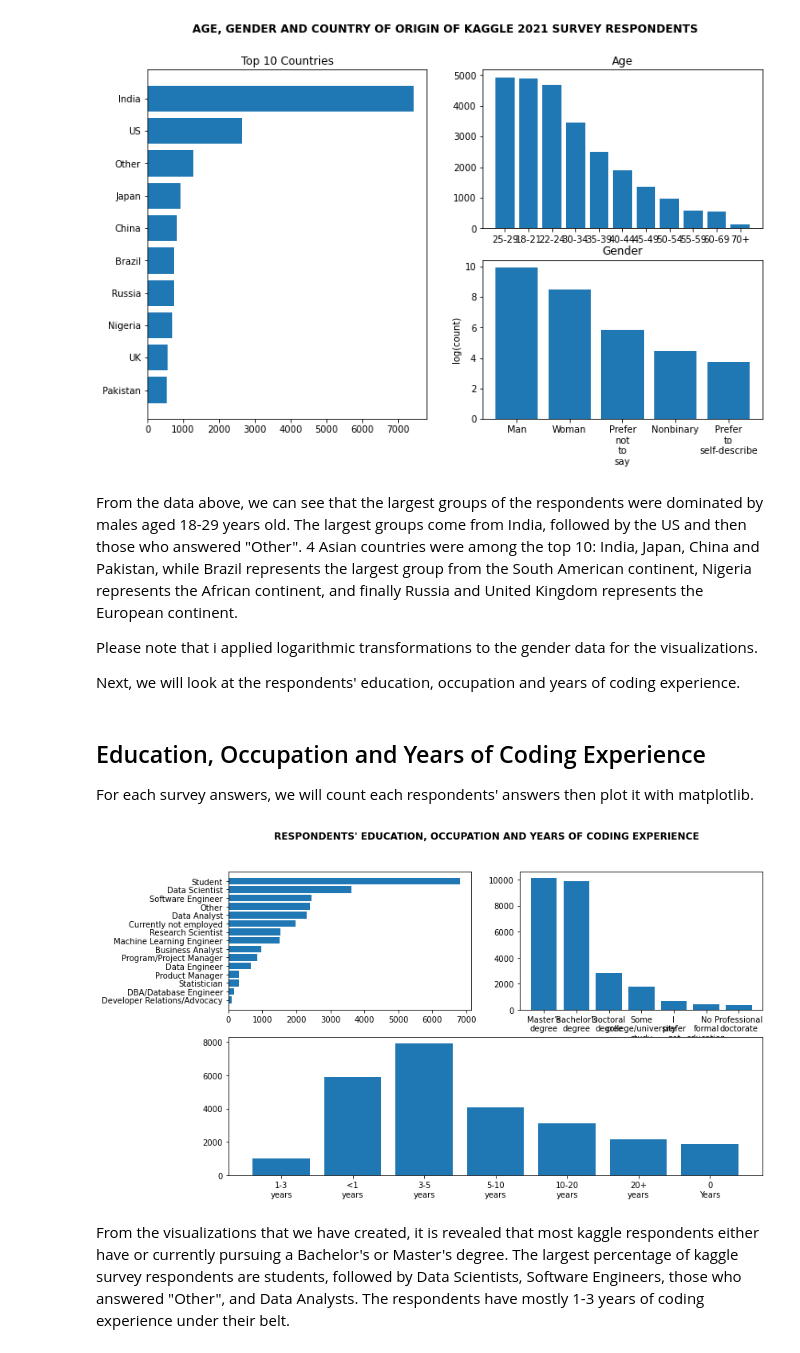
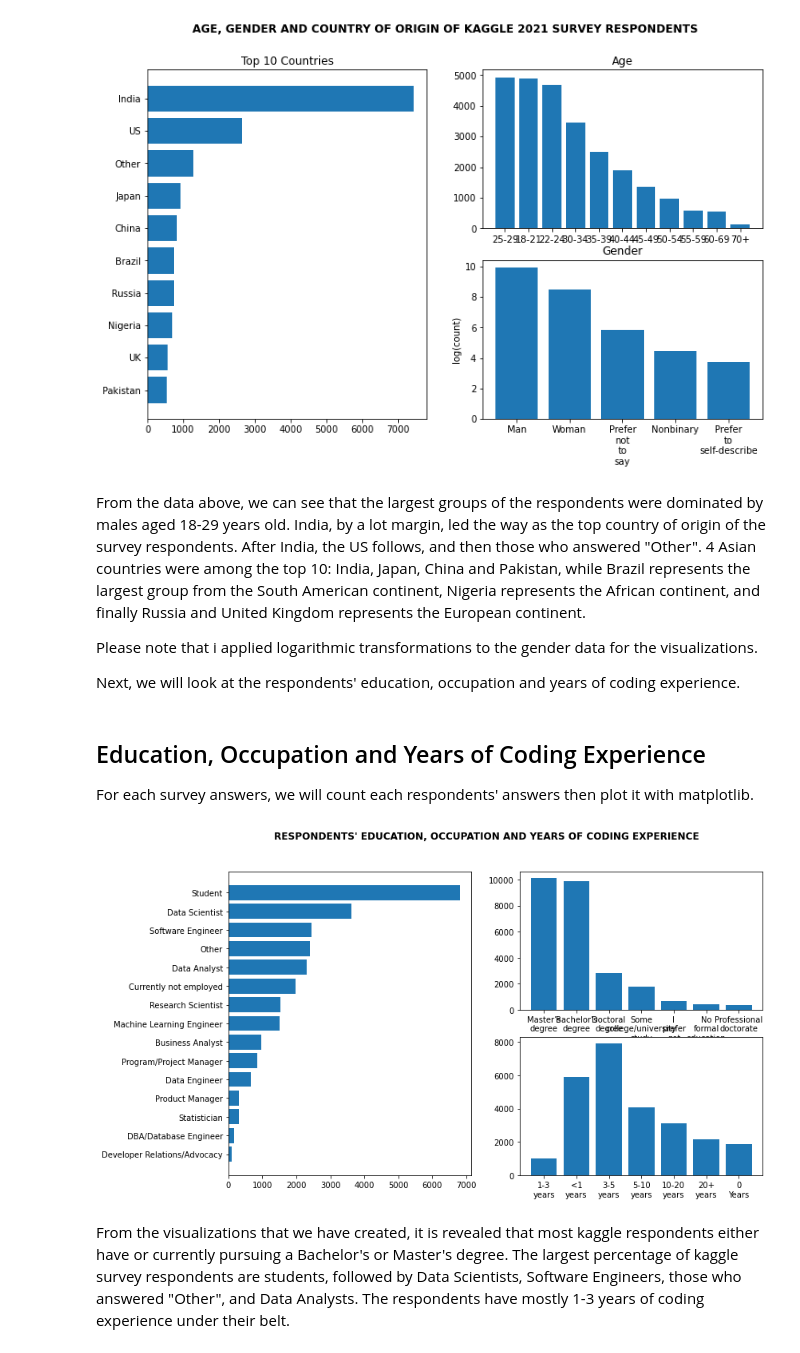
Before and after one commit to sknrendra/2021-Kaggle-Survey-Analytics, a Jupyter notebook: kaggle-2021-survey-data-analysis.ipynb, the cells around one changed output. Cells and saved outputs as stored; diff of their text form; code cells hidden in the pictures.

```diff
--- a/kaggle-2021-survey-data-analysis.ipynb
+++ b/kaggle-2021-survey-data-analysis.ipynb
@@ -116,7 +126,7 @@ plt.show()
 # %% [output]
 [figure]
 # %% [markdown]
-From the data above, we can see that the largest groups of the respondents were dominated by males aged 18-29 years old. The largest groups come from India, followed by the US and then those who answered "Other". 4 Asian countries were among the top 10: India, Japan, China and Pakistan, while Brazil represents the largest group from the South American continent, Nigeria represents the African continent, and finally Russia and United Kingdom represents the European continent.
+From the data above, we can see that the largest groups of the respondents were dominated by males aged 18-29 years old. India, by a lot margin, led the way as the top country of origin of the survey respondents. After India, the US follows, and then those who answered "Other". 4 Asian countries were among the top 10: India, Japan, China and Pakistan, while Brazil represents the largest group from the South American continent, Nigeria represents the African continent, and finally Russia and United Kingdom represents the European continent.
 
 Please note that i applied logarithmic transformations to the gender data for the visualizations.
 
@@ -128,32 +138,32 @@ Next, we will look at the respondents' education, occupation and years of coding
 # %%
 occupation = df['Q5'].value_counts().sort_values()
 
 education = df['Q4'].value_counts().reset_index()
 education['index'] = education['index'].str.replace(' ', '\n')
 
 coding_exp = df['Q6'].value_counts().reset_index()
 coding_exp['index'] = coding_exp['index'].replace({'I have never written code':'0 Years', '< 1 years': '<1 years'}).str.replace(' ', '\n')
 coding_exp['sorter'] = coding_exp['index'].replace({'0\nYears':0,
                                                      '<1\nyears':1,
                                                      '1-3\nyears':2,
                                                      '3-5\nyears':3,
                                                      '5-10\nyears':4,
                                                      '10-20\nyears':5,
                                                      '20+\nyears':6})
 
 coding_exp.sort_values(by='sorter')
 
-f, ax = plt.subplot_mosaic([[0,1],[2,2]], figsize=(12,7))
+f, ax = plt.subplot_mosaic([[0,1],[0,2]], figsize=(12,7))
 
 ax[0].barh(occupation.index, occupation.values)
 ax[1].bar(education['index'], education['Q4'])
 ax[2].bar(coding_exp['sorter'], coding_exp['Q6'])
 ax[2].set_xticks(np.arange(7))
 ax[2].set_xticklabels(coding_exp['index'])
 f.suptitle("RESPONDENTS' EDUCATION, OCCUPATION AND YEARS OF CODING EXPERIENCE", fontweight='bold')
 plt.show()
 # %% [output]
-[figure, old version]
+[figure, new version]
 # %% [markdown]
 From the visualizations that we have created, it is revealed that most kaggle respondents either have or currently pursuing a Bachelor's or Master's degree. The largest percentage of kaggle survey respondents are students, followed by Data Scientists, Software Engineers, those who answered "Other", and Data Analysts. The respondents have mostly 1-3 years of coding experience under their belt.
 # %% [markdown]
```
Also changed, not shown: parts of 9 cells of this notebook.
